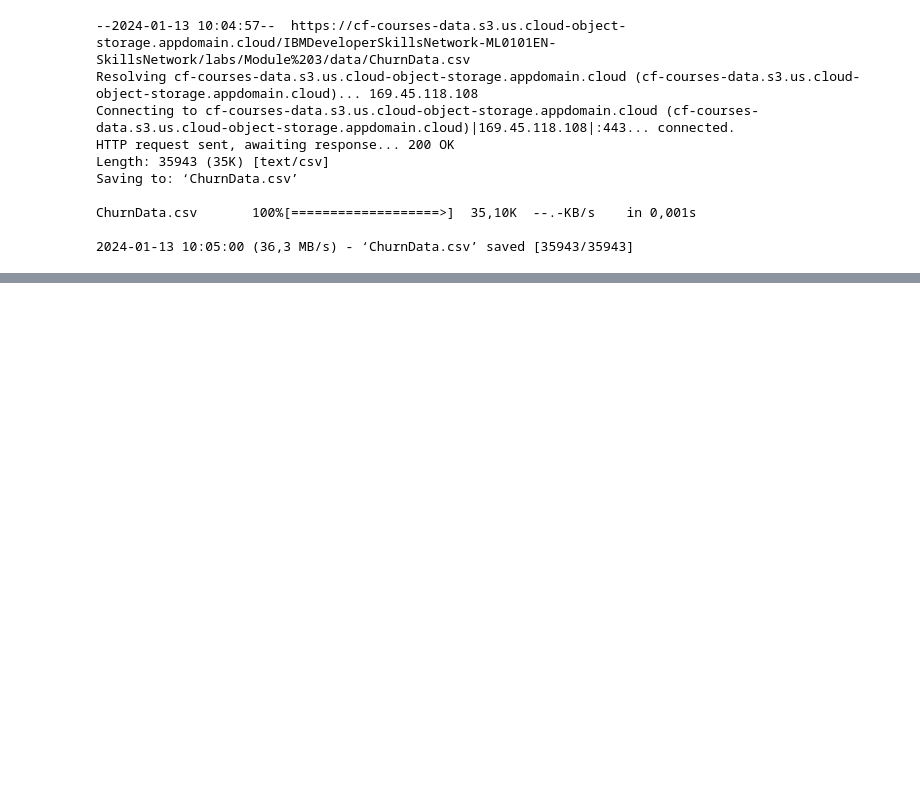
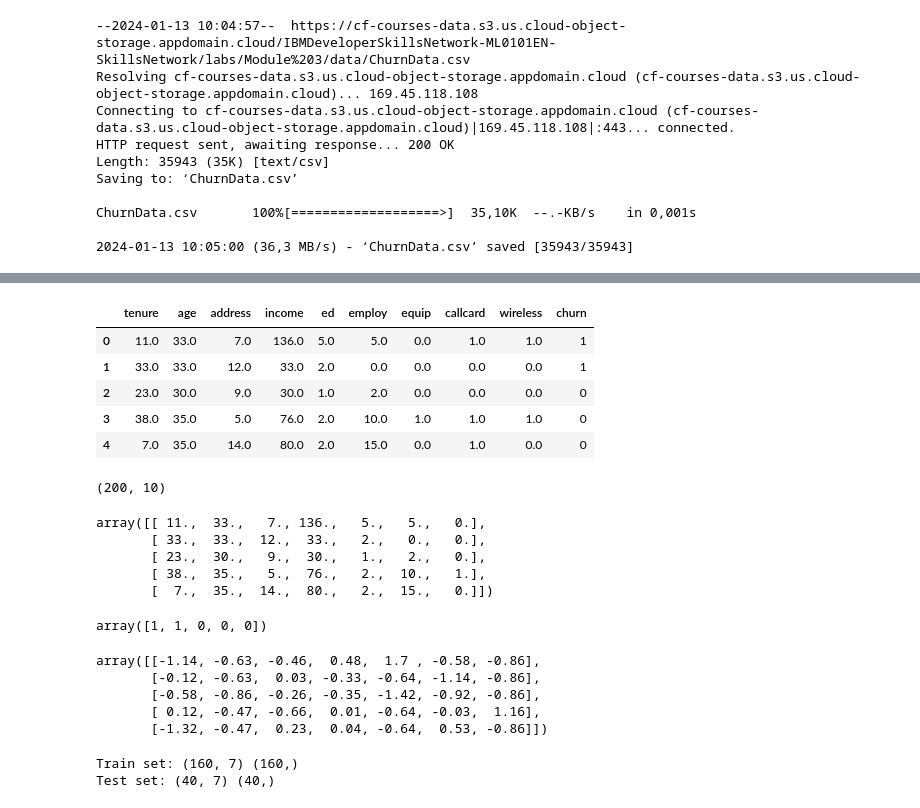
Before and after one commit to Ada-Lovelace-Akademi/data-science, a Jupyter notebook: week-8/8-logistic-regression.ipynb, the cells around one changed output, grey strips where cells are left out. Cells and saved outputs as stored; diff of their text form; code cells hidden in the pictures; blank space fills up the shorter version.

```diff
--- a/week-8/8-logistic-regression.ipynb
+++ b/week-8/8-logistic-regression.ipynb
@@ -23,0 +70,49 @@ ChurnData.csv       100%[===================>]  35,10K  --.-KB/s    in 0,001s
+# %%
+churn_df = churn_df[['tenure', 'age', 'address', 'income', 'ed', 'employ', 'equip',   'callcard', 'wireless','churn']]
+churn_df['churn'] = churn_df['churn'].astype('int')
+churn_df.head()
+# %% [output]
+|  | tenure | age | address | income | ed | employ | equip | callcard | wireless | churn |
+| 0 | 11.0 | 33.0 | 7.0 | 136.0 | 5.0 | 5.0 | 0.0 | 1.0 | 1.0 | 1 |
+| 1 | 33.0 | 33.0 | 12.0 | 33.0 | 2.0 | 0.0 | 0.0 | 0.0 | 0.0 | 1 |
+| 2 | 23.0 | 30.0 | 9.0 | 30.0 | 1.0 | 2.0 | 0.0 | 0.0 | 0.0 | 0 |
+| 3 | 38.0 | 35.0 | 5.0 | 76.0 | 2.0 | 10.0 | 1.0 | 1.0 | 1.0 | 0 |
+| 4 | 7.0 | 35.0 | 14.0 | 80.0 | 2.0 | 15.0 | 0.0 | 1.0 | 0.0 | 0 |
+# %%
+churn_df.shape
+# %% [output]
+(200, 10)
+# %%
+X = np.asarray(churn_df[['tenure', 'age', 'address', 'income', 'ed', 'employ', 'equip']])
+X[0:5]
+# %% [output]
+array([[ 11.,  33.,   7., 136.,   5.,   5.,   0.],
+       [ 33.,  33.,  12.,  33.,   2.,   0.,   0.],
+       [ 23.,  30.,   9.,  30.,   1.,   2.,   0.],
+       [ 38.,  35.,   5.,  76.,   2.,  10.,   1.],
+       [  7.,  35.,  14.,  80.,   2.,  15.,   0.]])
+# %%
+y = np.asarray(churn_df['churn'])
+y[0:5]
+# %% [output]
+array([1, 1, 0, 0, 0])
+# %%
+# Normalize the data
+from sklearn import preprocessing
+X = preprocessing.StandardScaler().fit(X).transform(X)
+X[0:5]
+# %% [output]
+array([[-1.14, -0.63, -0.46,  0.48,  1.7 , -0.58, -0.86],
+       [-0.12, -0.63,  0.03, -0.33, -0.64, -1.14, -0.86],
+       [-0.58, -0.86, -0.26, -0.35, -1.42, -0.92, -0.86],
+       [ 0.12, -0.47, -0.66,  0.01, -0.64, -0.03,  1.16],
+       [-1.32, -0.47,  0.23,  0.04, -0.64,  0.53, -0.86]])
+# %%
+# Train/test split
+from sklearn.model_selection import train_test_split
+X_train, X_test, y_train, y_test = train_test_split( X, y, test_size=0.2, random_state=10)
+print ('Train set:', X_train.shape,  y_train.shape)
+print ('Test set:', X_test.shape,  y_test.shape)
+# %% [output]
+Train set: (160, 7) (160,)
+Test set: (40, 7) (40,)
```
Also changed, not shown: parts of 24 cells of this notebook.
